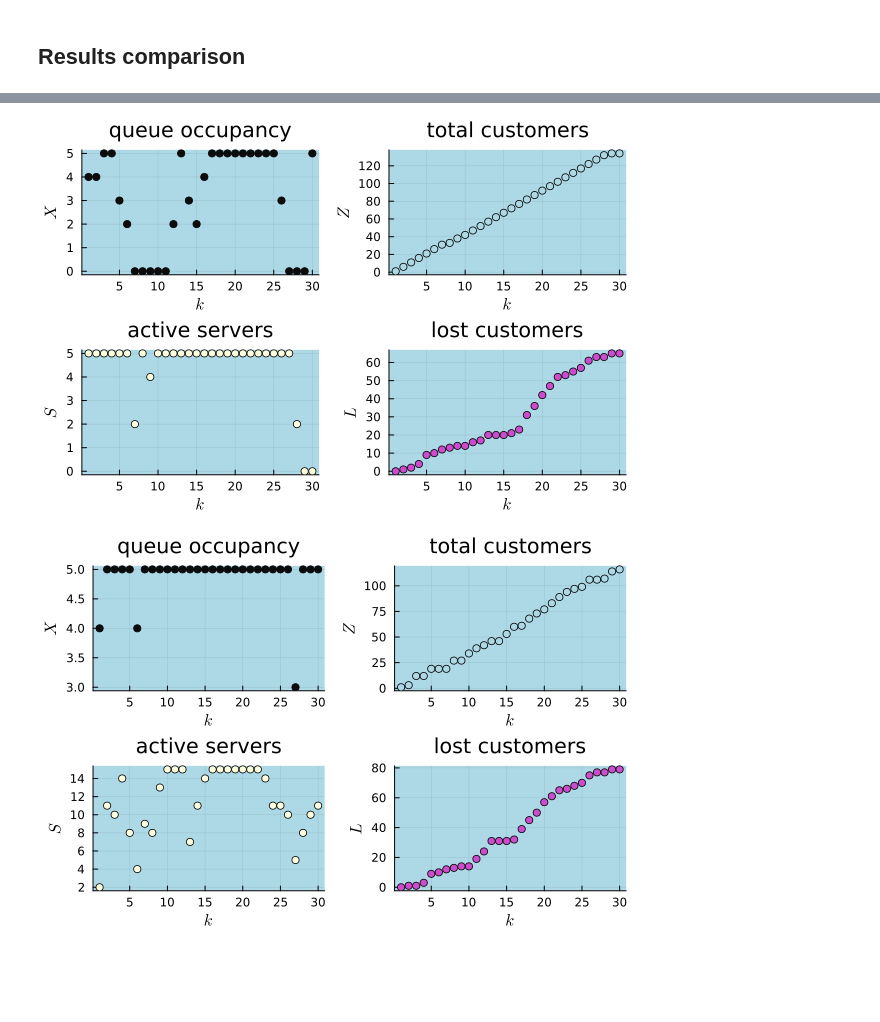
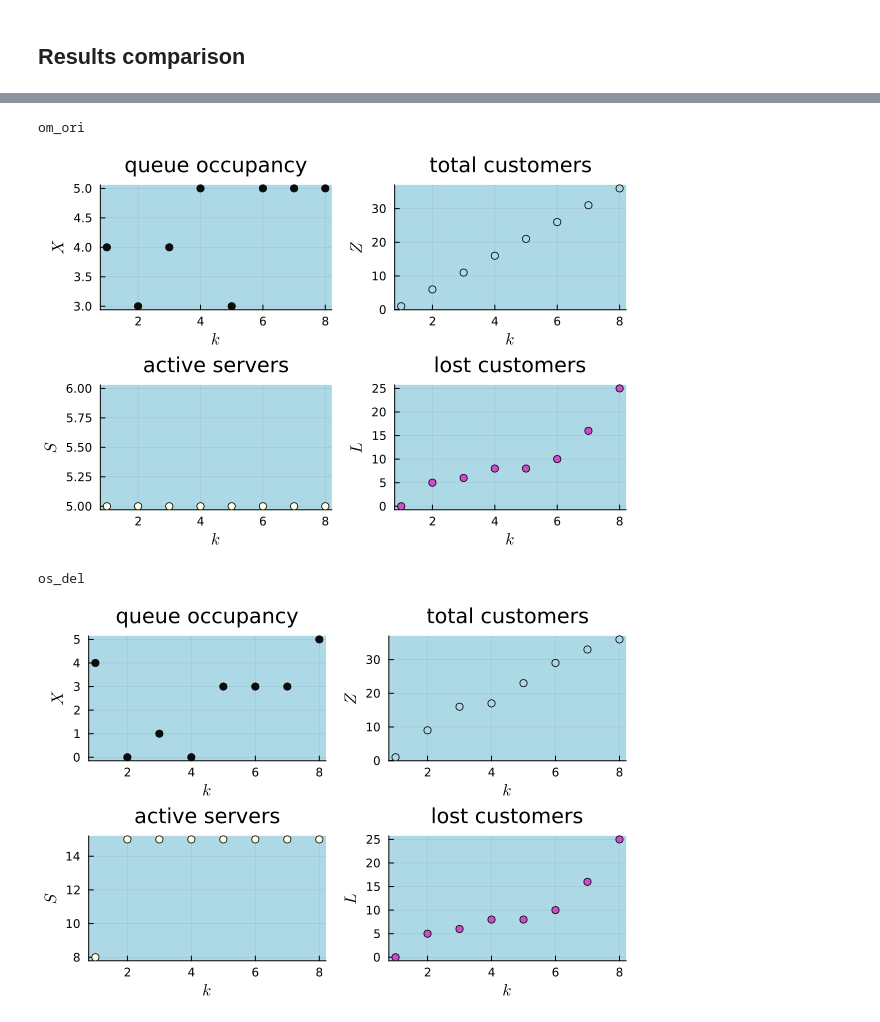
Before and after one commit to marina-daumas/tcc, a Jupyter notebook: Optimizer/compare_models.ipynb, the cells around one changed output, grey strips where cells are left out. Drawn from its saved outputs; the diff is of its cells as text; code cells hidden in the pictures; blank space fills up the shorter version.

```diff
--- a/Optimizer/compare_models.ipynb
+++ b/Optimizer/compare_models.ipynb
@@ -134,4 +134,3 @@ ok
 # %%
-optimal, X, Y, Z, L, n, Q, dr, phi, S, b_opt, J = cc_om_original(ic, bdso, c_sero, c_blro, d, a, nl, lin_fobj);
-result_om_ori = result("om_ori", X, Y, Z, L, n, Q, dr, phi, nothing, nothing, S, nothing, nothing, nothing, nothing, nothing, nothing, b_opt, J, c_sero, c_blro);
+result_om_ori = optimize_list("om_ori");
 # %% [output]
@@ -198,8 +181,0 @@ Results
-# %%
-function plot_results(res, horiz)
-    # println(res.id)
-    evolution = [res.X[1:horiz,1], res.Z[1:horiz,1], res.S[1:horiz,1], res.L[1:horiz,1]]
-    ylabel = [L"X" L"Z" L"S" L"L"]
-    title = ["queue occupancy" "total customers" "active servers" "lost customers"]
-    plotData(evolution, ylabel, title)
-end
@@ -212,9 +187,11 @@ plot_results(result_os_ori, horiz)
 # %%
-plot_results(result_om_ori, horiz)
+plot_results(result_om_ori, horiz, 1)
 # %% [output]
+om_ori
-[figure, old version]
+[figure, new version]
 # %%
-plot_results(result_os_del, horiz)
+plot_results(result_os_del, horiz, 1)
 # %% [output]
+os_del
-[figure, old version]
+[figure, new version]
 # %%
```
Also changed, not shown: parts of 14 cells of this notebook, 6 other files.
